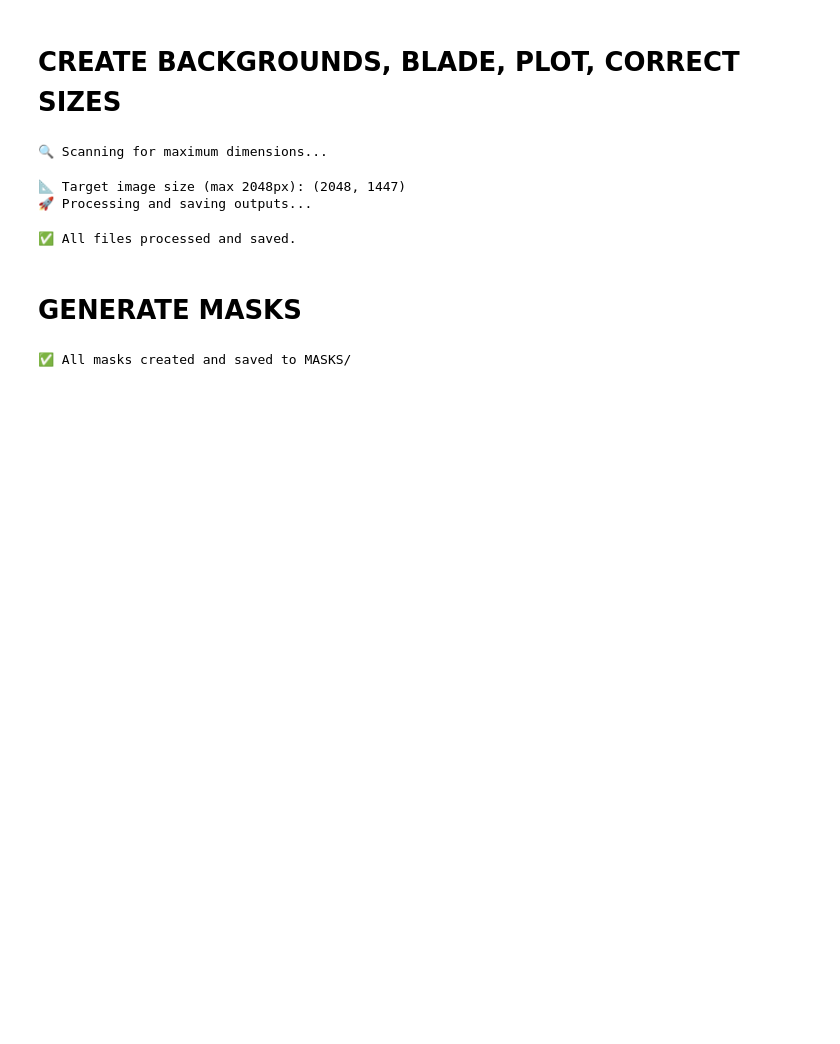
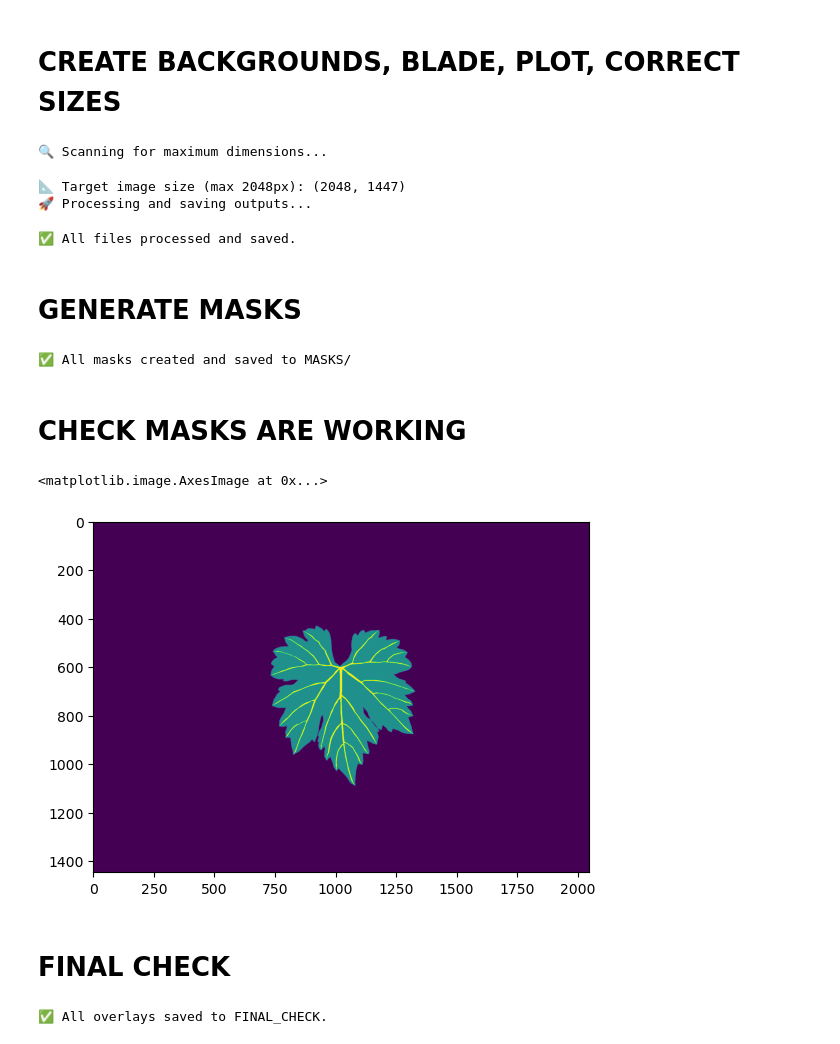
Before and after one commit to DanChitwood/ampelography_cnn, a Jupyter notebook: v2_generate_training_data/GENERATE_TRAINING_DATA.ipynb, the cells around one changed output. Cells and saved outputs as stored; diff of their text form; code cells hidden in the pictures; blank space fills up the shorter version.

```diff
--- a/v2_generate_training_data/GENERATE_TRAINING_DATA.ipynb
+++ b/v2_generate_training_data/GENERATE_TRAINING_DATA.ipynb
@@ -231,3 +231,5 @@ for fname in tqdm(image_files):
 print("✅ All masks created and saved to MASKS/")
 # %% [output]
 ✅ All masks created and saved to MASKS/
+# %% [markdown]
+# CHECK MASKS ARE WORKING
@@ -233,0 +239,71 @@ print("✅ All masks created and saved to MASKS/")
+# %%
+img = Image.open("./MASKS/Ahmeur Bou Ahmeur_7.png") # Replace "image.jpg" with your image file path
+# Display the image
+plt.imshow(img)
+# %% [output]
+<matplotlib.image.AxesImage at 0x...>
+[figure, added]
+# %% [markdown]
+# FINAL CHECK
+# %%
+# === IMPORTS ===
+import os
+from PIL import Image
+import numpy as np
+import matplotlib.pyplot as plt
+from matplotlib.colors import ListedColormap
+from tqdm import tqdm
+
+# === CONFIGURATION ===
+background_dir = "MODIFIED_BACKGROUNDS"
+mask_dir = "MASKS"
+output_dir = "FINAL_CHECK"
+os.makedirs(output_dir, exist_ok=True)
+
+# Colors: 0 = transparent, 1 = orange (blade), 2 = magenta (veins)
+cmap = ListedColormap([
+    (0, 0, 0, 0),         # background -> fully transparent
+    (1.0, 0.55, 0.0, 0.7),  # blade -> orange, semi-transparent
+    (1.0, 0.0, 1.0, 0.7),  # veins -> magenta, semi-transparent
+])
+
+# === PROCESSING ===
+for fname in tqdm(sorted(os.listdir(background_dir))):
+    if not fname.lower().endswith(".png"):
+        continue
+
+    bg_path = os.path.join(background_dir, fname)
+    mask_path = os.path.join(mask_dir, fname)
+
+    if not os.path.exists(mask_path):
+        print(f"⚠️ Missing mask for {fname}, skipping...")
+        continue
+
+    # Load images
+    bg_img = Image.open(bg_path).convert("RGB")
+    mask_img = Image.open(mask_path)
+    mask = np.array(mask_img)
+
+    # Plotting
+    fig, axs = plt.subplots(2, 1, figsize=(8, 10))
+
+    # Original background
+    axs[0].imshow(bg_img)
+    axs[0].axis("off")
+    #axs[0].set_title("Modified Background")
+
+    # Overlay: show background + mask overlay (with transparent background)
+    axs[1].imshow(bg_img)
+    axs[1].imshow(mask, cmap=cmap, interpolation="none")
+    axs[1].axis("off")
+    #axs[1].set_title("Overlay: Blade (orange), Veins (magenta)")
+
+    # Save output
+    out_path = os.path.join(output_dir, fname)
+    plt.tight_layout()
+    plt.savefig(out_path, dpi=100, bbox_inches="tight", pad_inches=0.1)
+    plt.close()
+
+print("✅ All overlays saved to FINAL_CHECK.")
+# %% [output]
+✅ All overlays saved to FINAL_CHECK.
```
Also changed, not shown: parts of 1 cell of this notebook.
